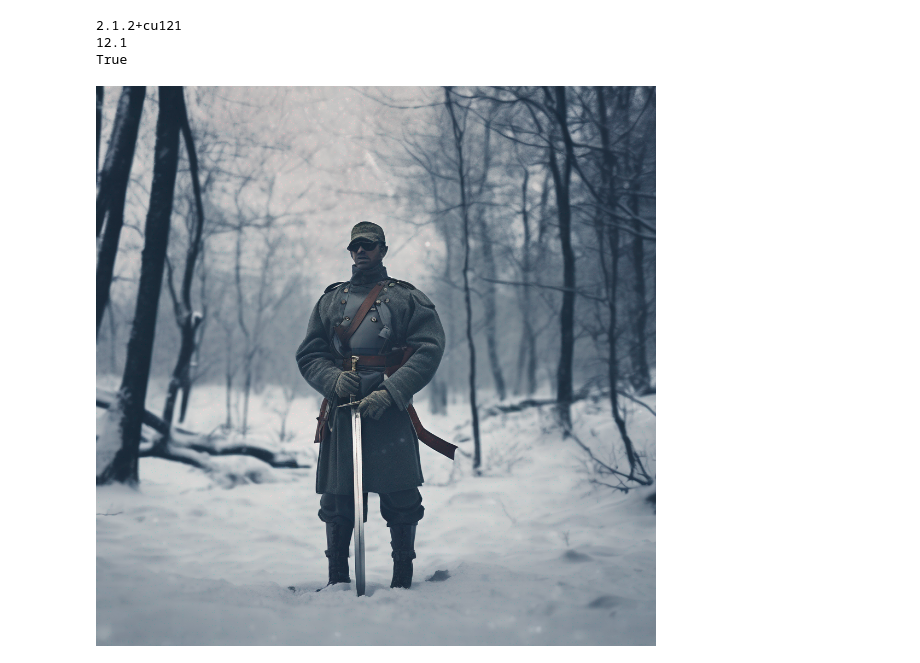
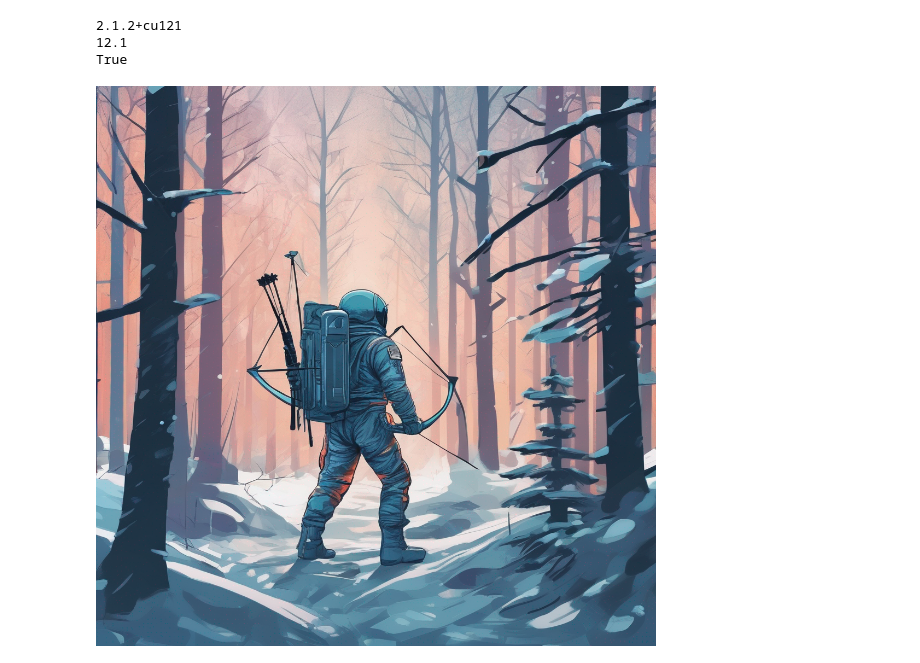
Before and after one commit to StayFN/StableDiffusionGPU, a Jupyter notebook: StableDiffusionFromText.ipynb, the cells around one changed output. Saved outputs shown, nothing was run; the diff lists cells and outputs as text; code cells hidden in the pictures.

```diff
--- a/StableDiffusionFromText.ipynb
+++ b/StableDiffusionFromText.ipynb
@@ -20,8 +20,8 @@ pipeline_text2image = AutoPipelineForText2Image.from_pretrained(
     "stabilityai/stable-diffusion-xl-base-1.0", torch_dtype=torch.float16, variant="fp16", use_safetensors=True
 ).to("cuda")
 # %%
-prompt = "Soldier with Sword in Winter Snow Land, Cool Colors, High fidelity"
+prompt = "Astronaut in Winter Forest with Hunting Bow, High Fidelity, Cool Colors"
 image = pipeline_text2image(prompt=prompt).images[0]
 image
 # %% [output]
-[figure, old version]
+[figure, new version]
```
